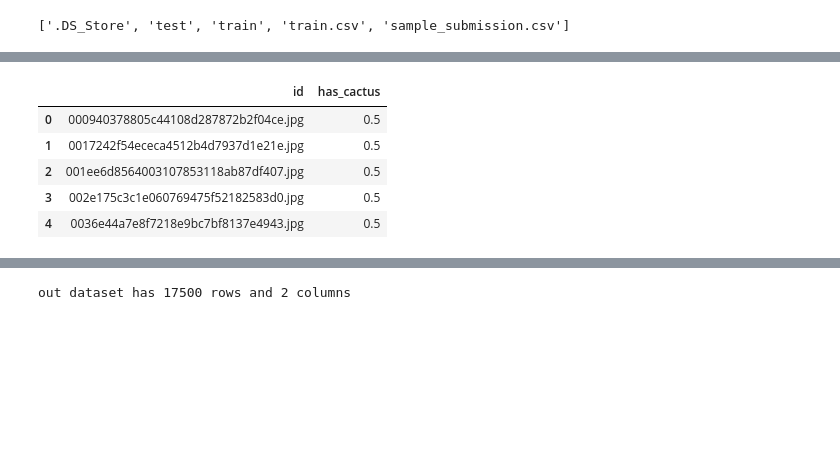
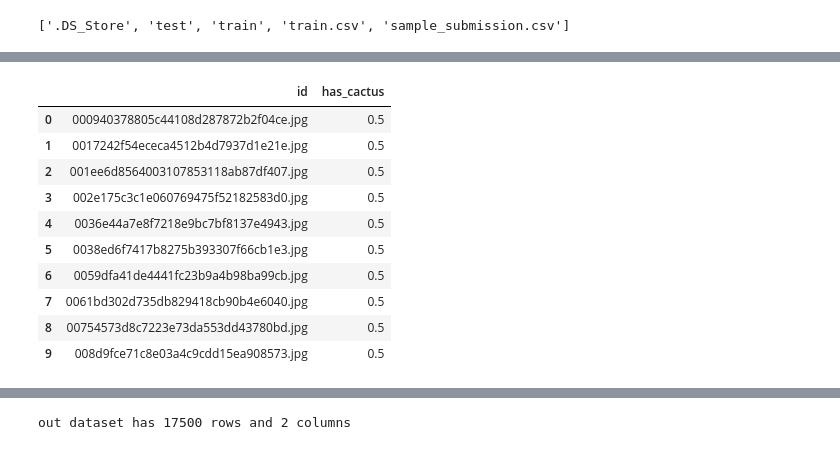
Before and after one commit to gyjong/workplace, a Jupyter notebook: Portfolio/Aerial_Cactus_0221.ipynb, the cells around one changed output, grey strips where cells are left out. Saved outputs shown, nothing was run; the diff lists cells and outputs as text; code cells hidden in the pictures; blank space fills up the shorter version.

```diff
--- a/Portfolio/Aerial_Cactus_0221.ipynb
+++ b/Portfolio/Aerial_Cactus_0221.ipynb
@@ -42,9 +51,14 @@ df_test = pd.read_csv('/Users/kenny_jung/aiffel/data/aerial_cactus/sample_submis
 # %%
-df_test.head()
+df_test.head(10)
 # %% [output]
 |  | id | has_cactus |
 | 0 | 000940378805c44108d287872b2f04ce.jpg | 0.5 |
 | 1 | 0017242f54ececa4512b4d7937d1e21e.jpg | 0.5 |
 | 2 | 001ee6d8564003107853118ab87df407.jpg | 0.5 |
 | 3 | 002e175c3c1e060769475f52182583d0.jpg | 0.5 |
 | 4 | 0036e44a7e8f7218e9bc7bf8137e4943.jpg | 0.5 |
+| 5 | 0038ed6f7417b8275b393307f66cb1e3.jpg | 0.5 |
+| 6 | 0059dfa41de4441fc23b9a4b98ba99cb.jpg | 0.5 |
+| 7 | 0061bd302d735db829418cb90b4e6040.jpg | 0.5 |
+| 8 | 00754573d8c7223e73da553dd43780bd.jpg | 0.5 |
+| 9 | 008d9fce71c8e03a4c9cdd15ea908573.jpg | 0.5 |
```
Also changed, not shown: parts of 21 cells of this notebook, 3 other files.
